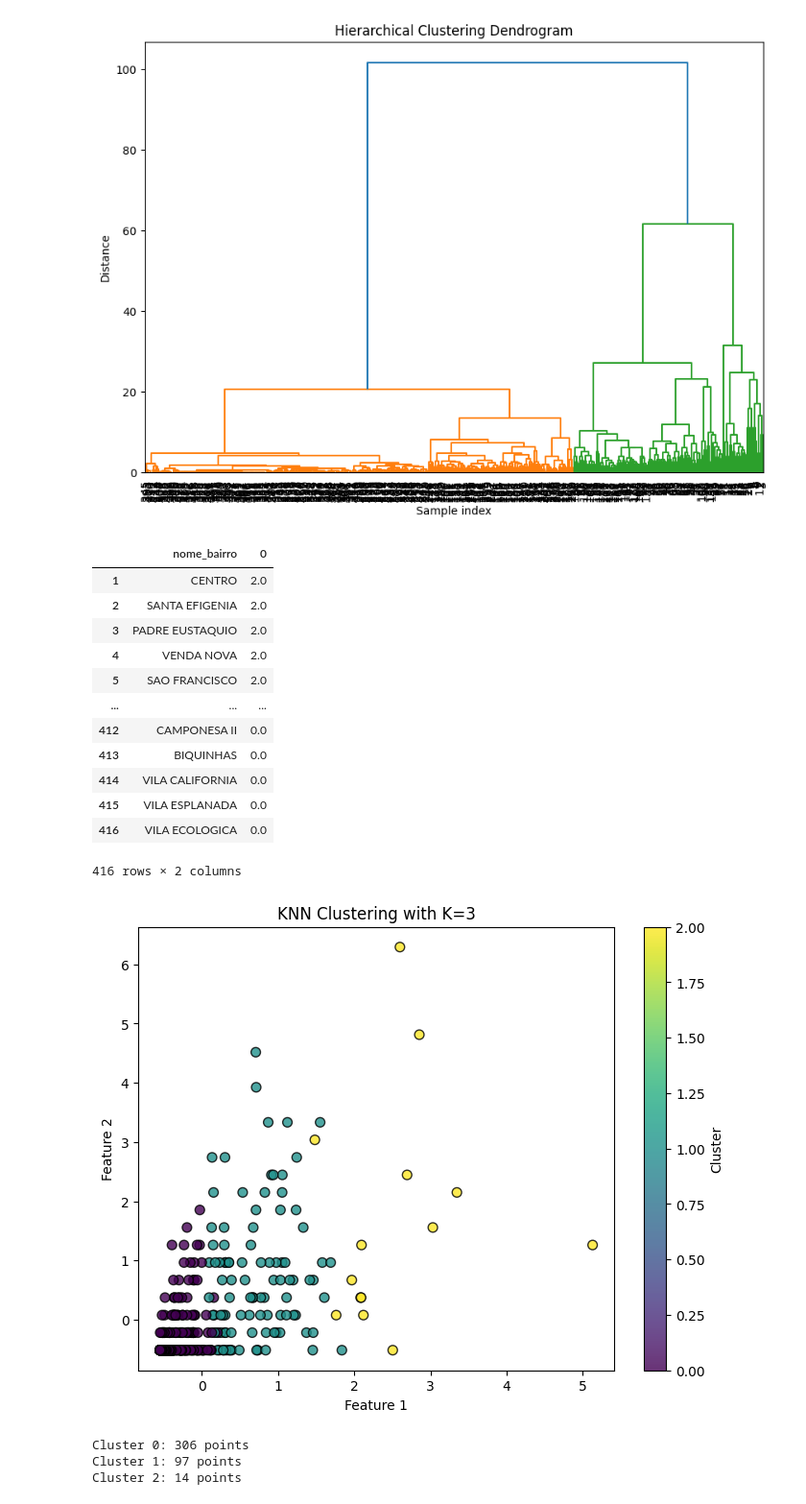
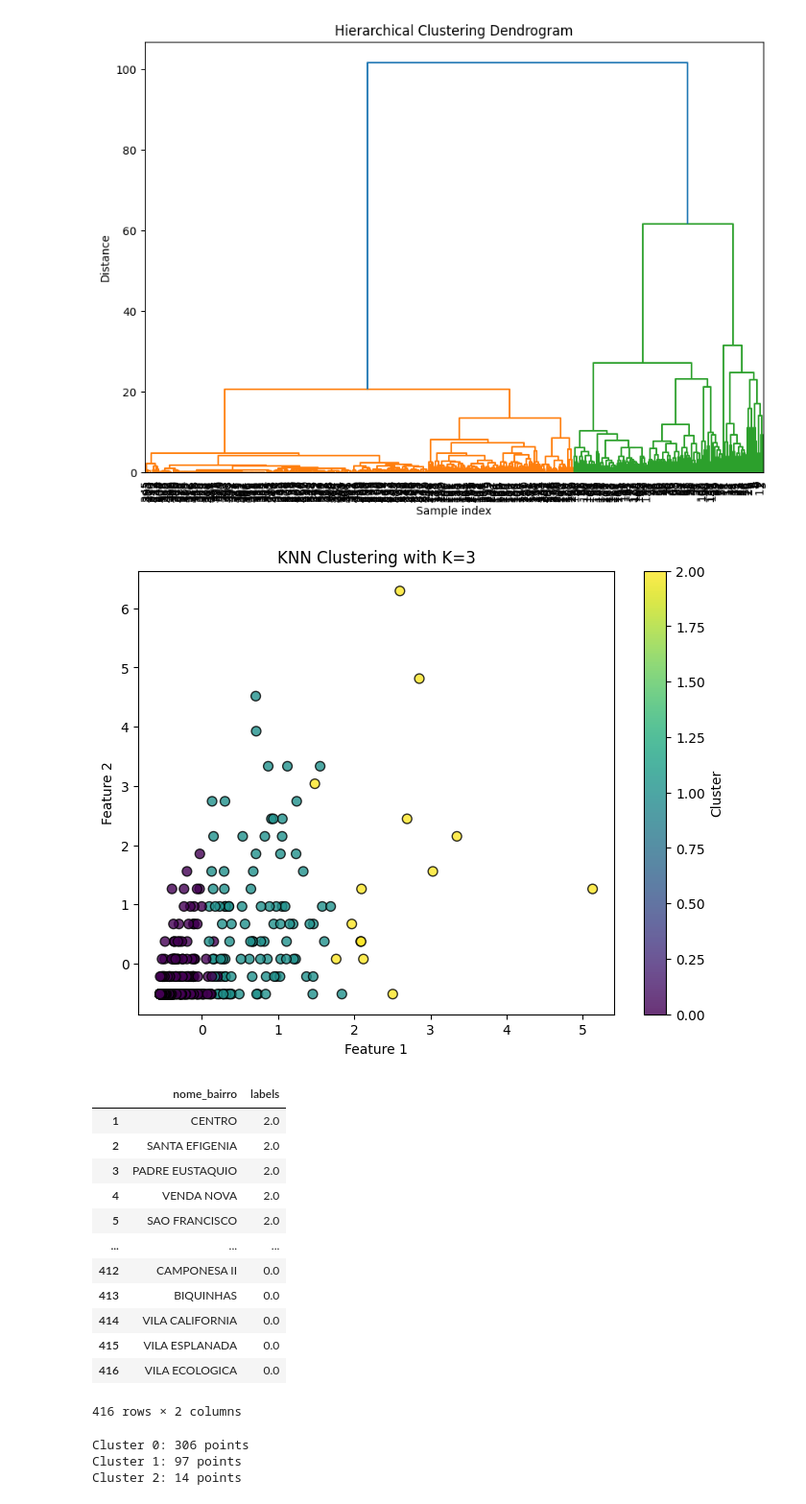
Before and after one commit to SamuelLipovetsky/mda_project, a Jupyter notebook: clustering.ipynb, the cells around one changed output. Shown at 96% size. Drawn from its saved outputs; the diff is of its cells as text; code cells hidden in the pictures.

Commit message:
more clustering stuff

```diff
--- a/clustering.ipynb
+++ b/clustering.ipynb
@@ -409,36 +396,37 @@ plt.show()
 # %%
 
 from sklearn.cluster import KMeans
 from sklearn.preprocessing import StandardScaler
 X = df_normalized.iloc[:, 1:]
 y = df_normalized.iloc[:, 0]
 
 kmeans = KMeans(n_clusters=3, random_state=42)
 kmeans.fit(X)
 
 # Predict clusters
 labels = kmeans.predict(X)
 labels_df = pd.DataFrame(labels)
 clusters = pd.concat([y, labels_df], axis=1)
 clusters =clusters.dropna()
-display(clusters)
+
 # Visualize the clusters
 plt.figure(figsize=(8, 6))
 plt.scatter(X.iloc[:, -3], X.iloc[:, -4], c=labels, cmap='viridis', s=50, alpha=0.8, edgecolors='k')
 
 # Plot centroids
 plt.title('KNN Clustering with K=3')
 plt.xlabel('Feature 1')
 plt.ylabel('Feature 2')
 plt.colorbar(label='Cluster')
 plt.show()
-
-
+clusters.rename(columns={0: 'labels'}, inplace=True)
+display(clusters)
 unique_labels, label_counts = np.unique(labels, return_counts=True)
 for label, count in zip(unique_labels, label_counts):
     print(f'Cluster {label}: {count} points')
 # %% [output]
+[figure]
-|  | nome_bairro | 0 |
+|  | nome_bairro | labels |
 | 1 | CENTRO | 2.0 |
 | 2 | SANTA EFIGENIA | 2.0 |
 | 3 | PADRE EUSTAQUIO | 2.0 |
@@ -451,7 +439,6 @@ for label, count in zip(unique_labels, label_counts):
 | 415 | VILA ESPLANADA | 0.0 |
 | 416 | VILA ECOLOGICA | 0.0 |
 416 rows × 2 columns
-[figure]
 Cluster 0: 306 points
 Cluster 1: 97 points
 Cluster 2: 14 points
```
Also changed, not shown: parts of 3 cells of this notebook, 1 other file.
